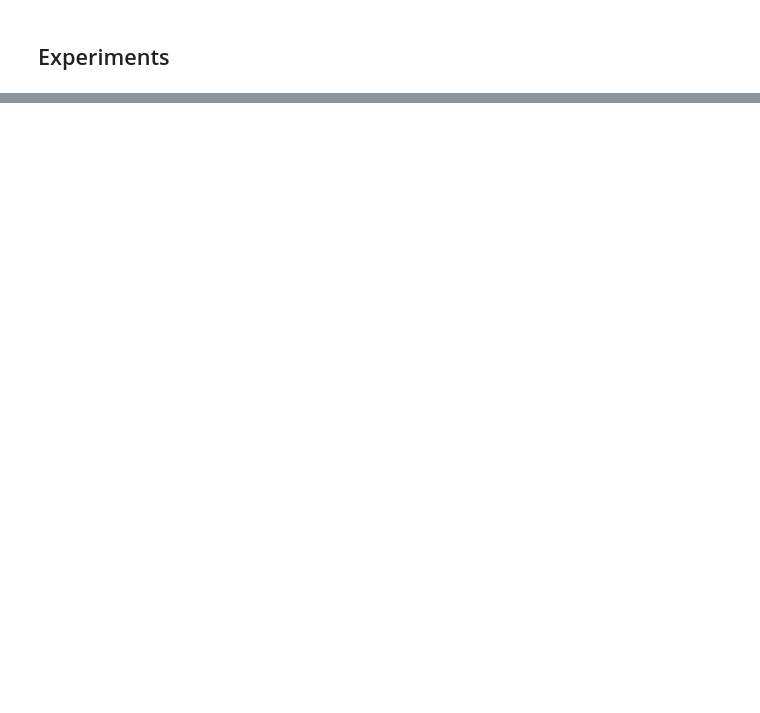
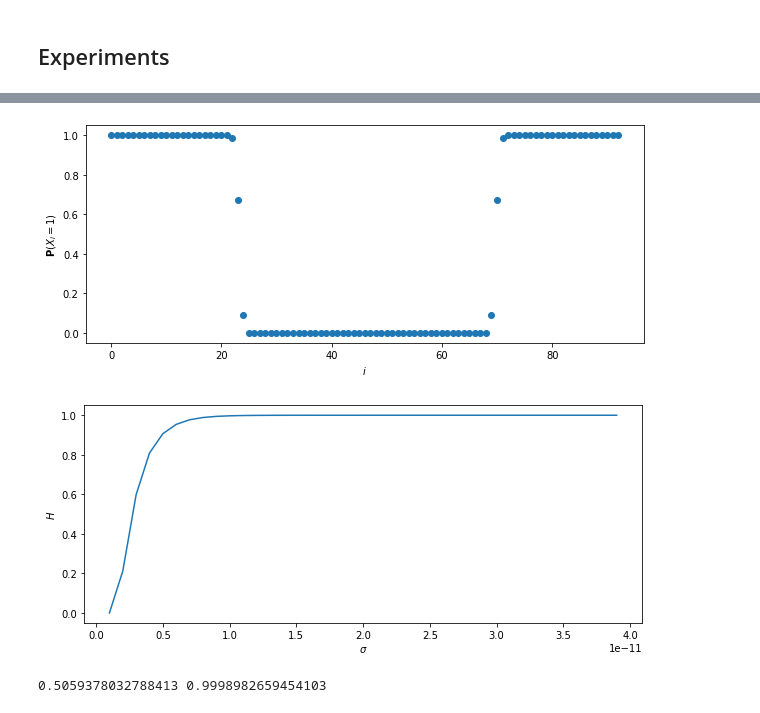
Before and after one commit to maciejskorski/enhanced-pll-trng, a Jupyter notebook: TRNG_Dependency_Analysis.ipynb, the cells around one changed output, grey strips where cells are left out. Drawn from its saved outputs; the diff is of its cells as text; code cells hidden in the pictures; blank space fills up the shorter version.

```diff
--- a/TRNG_Dependency_Analysis.ipynb
+++ b/TRNG_Dependency_Analysis.ipynb
@@ -224,0 +282,78 @@ INFO:TRNG Analysis:Doing experiment data_v1/220928_CVa4
+# %%
+import numpy as np
+from scipy.stats import norm
+from scipy.stats import entropy
+import matplotlib.pyplot as plt
+from scipy.special import erf
+
+def get_bit_probs_v1(T1,K_D,sigma,phi0_frac):
+  """Comuptes probabilities of reordered samples,
+    cf. Eq (4) in "Modern random number generator design – Case study on a secured PLL-based TRNG"""
+  i = np.arange(0,K_D) # ordered index from 0 to K_D-1
+  Delta = T1/K_D
+  phi0 = phi0_frac*T1 # initial_phase
+  phi_i = np.remainder(phi0+i*Delta,T1) # signal phases at subsequent samples
+  jitter_dist = norm(loc=phi_i,scale=sigma)
+  part1 = jitter_dist.cdf(T1/2)-jitter_dist.cdf(0)
+  part2 = jitter_dist.cdf(3*T1/2)-jitter_dist.cdf(T1)
+  p = part1+part2
+  return i,p
+
+def get_bit_probs_v2(T1,K_D,sigma,phi0_frac):
+  """Comuptes probabilities of reordered samples,
+    cf. Eq (4) in "Modern random number generator design – Case study on a secured PLL-based TRNG"""
+  i = np.arange(0,K_D) # ordered index from 0 to K_D-1
+  denom = np.sqrt(2)*sigma/T1
+  p = 1- 0.5*erf((i/K_D-phi0_frac)/denom) + 0.5*erf((i/K_D-0.5-phi0_frac)/denom)
+  return i,p
+
+get_bit_probs = get_bit_probs_v2
+
+## Test 1: reproduce Fig 7. from "Modern random number generator design – Case study on a secured PLL-based TRNG"
+
+i,ps = get_bit_probs(
+  sigma = 9.6*1e-12,
+  T1 = 1/( 634.7*1e6 ),
+  K_D = 93,
+  phi0_frac = 0.25,
+)
+plt.scatter(i,ps)
+plt.xlabel('$i$')
+plt.ylabel('$\mathbf{P}(X_i=1)$')
+plt.show()
+
+## Test 2: reproduce Fig. 8 (plot 1) from "Modern random number generator design – Case study on a secured PLL-based TRNG"
+
+sigmas = np.arange(1,40)*1e-12
+entropy_rates = []
+for sigma in sigmas:
+  _,ps = get_bit_probs(
+    sigma = sigma,
+    T1 = 1/( 634.7*1e6 ),
+    K_D = 93,
+    phi0_frac = 0.25,
+  )
+  total_p = 1/2+1/2*np.prod(2*ps-1) # as per the formula of Davies
+  entropy_rate = entropy([total_p,1-total_p],base=2)
+  entropy_rates.append(entropy_rate)
+
+plt.plot(sigmas,entropy_rates)
+plt.xlabel('$\sigma$')
+plt.ylabel('$H$')
+plt.show()
+
+## Test 3: reproduce Tab. 4 (config 1) from "Modern random number generator design – Case study on a secured PLL-based TRNG"
+
+_,ps = get_bit_probs(
+  sigma =8.72*1e-12,
+  T1 = 1/( 360.1*1e6 ),
+  K_D = 279,
+  phi0_frac = 0.25, # not sure if we shift the phase?
+)
+
+total_p = 1/2+1/2*np.prod(2*ps-1) # as per the formula of Davies
+print(total_p,entropy([total_p,1-total_p],base=2))
+# %% [output]
+[figure, added]
+[figure, added]
+0.5059378032788413 0.9998982659454103
```
Also changed, not shown: parts of 23 cells of this notebook.
